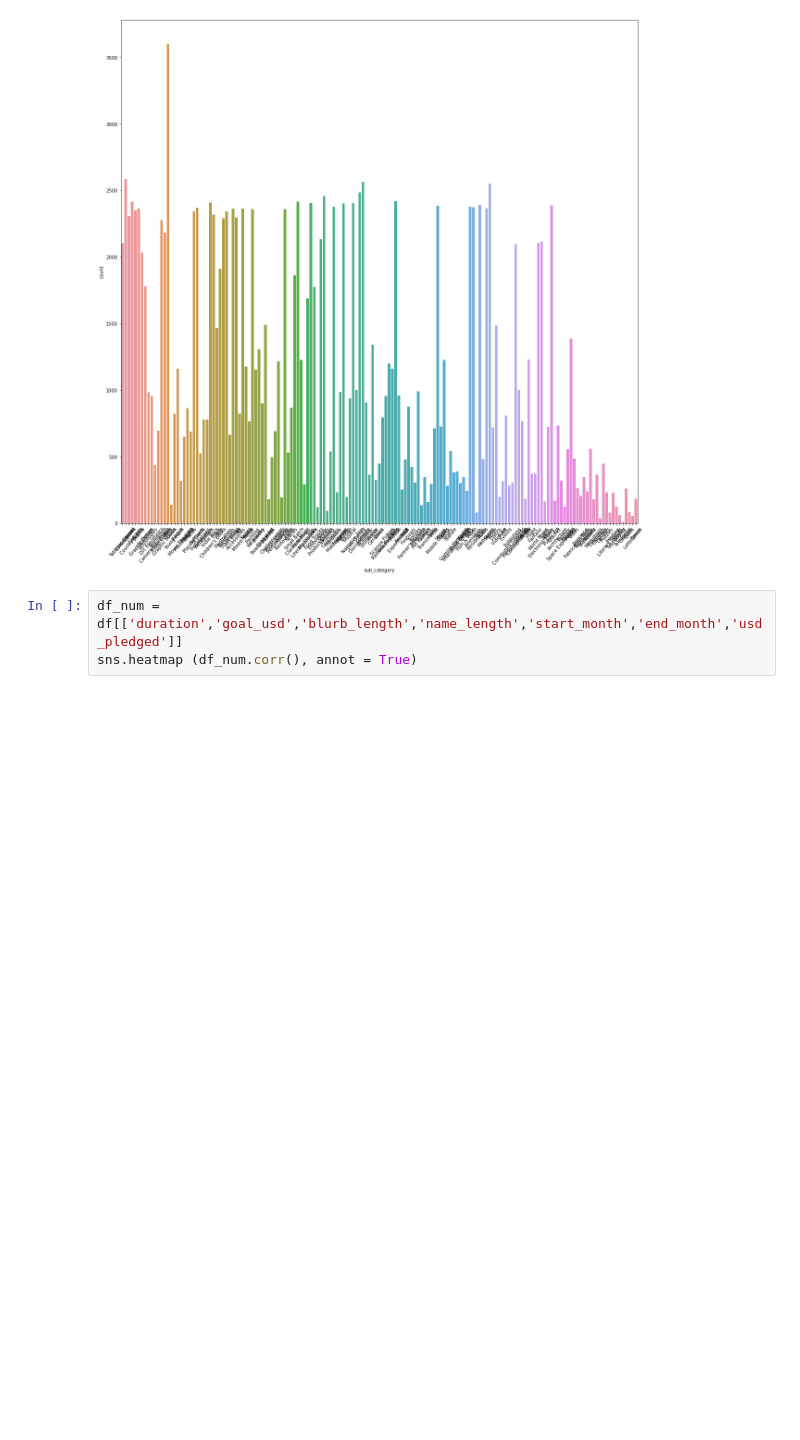
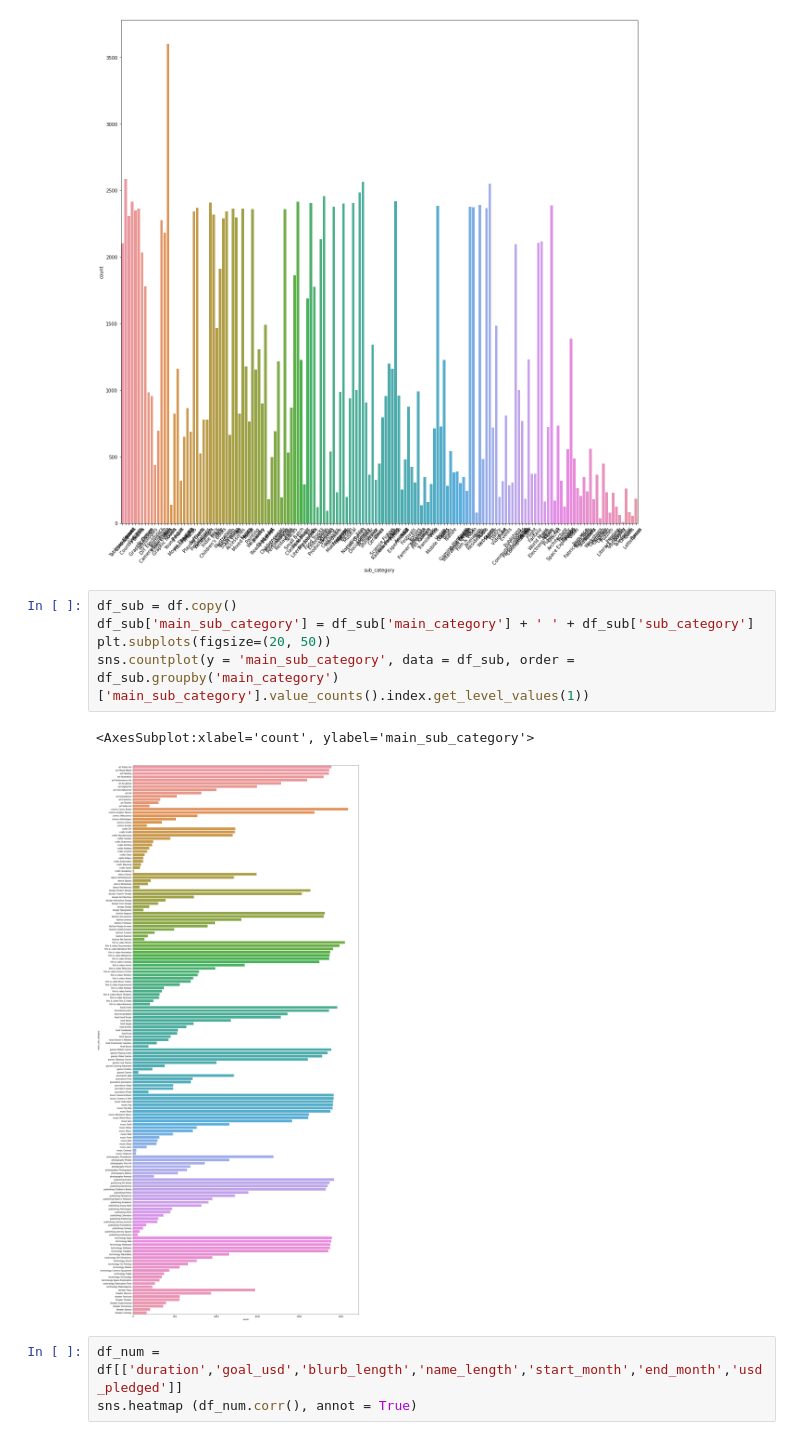
Before and after one commit to Stephy-Cheung/Machine_Learning_project-Kickstarter, a Jupyter notebook: EDA (data visualization) and Encoding.ipynb, the cells around one changed output. Drawn from its saved outputs; the diff is of its cells as text; blank space fills up the shorter version.

Commit message:
With horizontal graph for sub category

```diff
--- a/EDA (data visualization) and Encoding.ipynb
+++ b/EDA (data visualization) and Encoding.ipynb
@@ -119,6 +119,14 @@ plt.xticks(rotation = 50)
 plt.show()
 # %% [output]
 [figure]
+# %%
+df_sub = df.copy()
+df_sub['main_sub_category'] = df_sub['main_category'] + ' ' + df_sub['sub_category']
+plt.subplots(figsize=(20, 50))
+sns.countplot(y = 'main_sub_category', data = df_sub, order = df_sub.groupby('main_category')['main_sub_category'].value_counts().index.get_level_values(1))
+# %% [output]
+<AxesSubplot:xlabel='count', ylabel='main_sub_category'>
+[figure, added]
 # %%
 df_num = df[['duration','goal_usd','blurb_length','name_length','start_month','end_month','usd_pledged']]
 sns.heatmap (df_num.corr(), annot = True)
```
